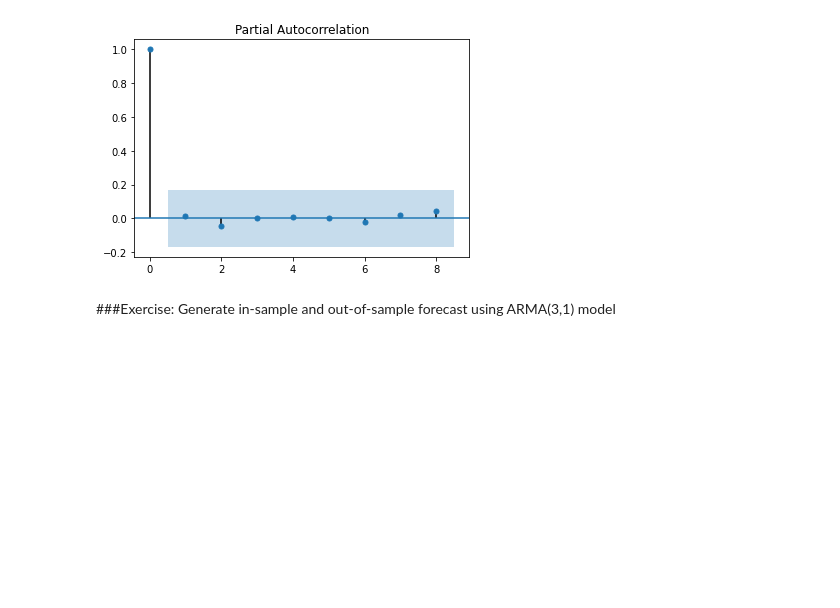
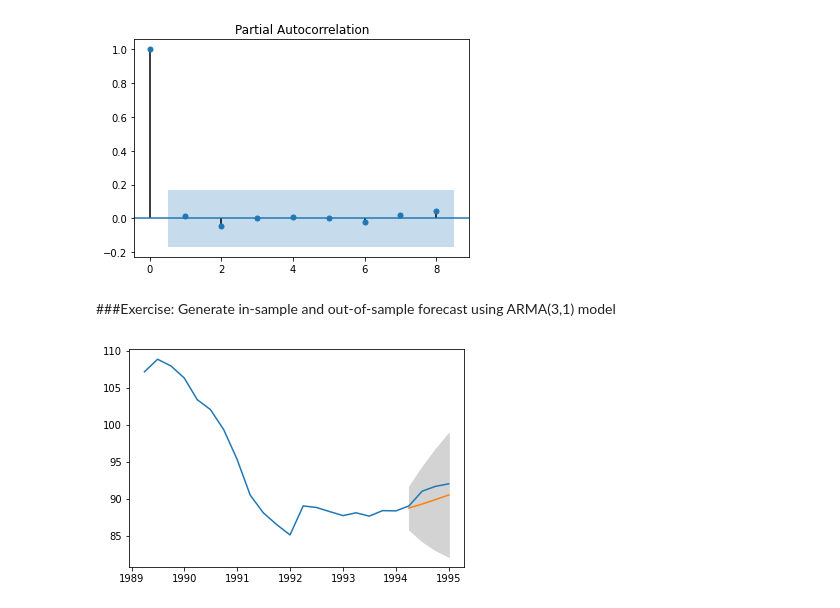
Before and after one commit to shihanxie/Econ475, a Jupyter notebook: 4_1_Cycles.ipynb, the cells around one changed output. Drawn from its saved outputs; the diff is of its cells as text; code cells hidden in the pictures; blank space fills up the shorter version.

```diff
--- a/4_1_Cycles.ipynb
+++ b/4_1_Cycles.ipynb
@@ -360,3 +353,23 @@ plt.show()
 # %% [markdown]
 ###Exercise:
 Generate in-sample and out-of-sample forecast using ARMA(3,1) model
+# %%
+# Make in-sample forecast for last 4 quarters
+arma_predict = arma_results.get_prediction(start=-4, dynamic=True)
+# forecast mean
+mean_predict = arma_predict.predicted_mean
+# get confidence interval of forecast
+confidence_interval = arma_predict.conf_int()
+
+# plotting predictions
+plt.figure()
+plt.plot(caemp['date'][-24:], caemp['CAEMP'][-24:], label = 'Canadian Employment')
+plt.plot(caemp['date'][-4:], mean_predict.values)
+
+# Shade confidence interval
+plt.fill_between(caemp['date'][-4:],
+                 confidence_interval['lower CAEMP'], confidence_interval['upper CAEMP'],
+                 color='lightgrey')
+plt.show()
+# %% [output]
+[figure, added]
```
Also changed, not shown: parts of 4 cells of this notebook.
